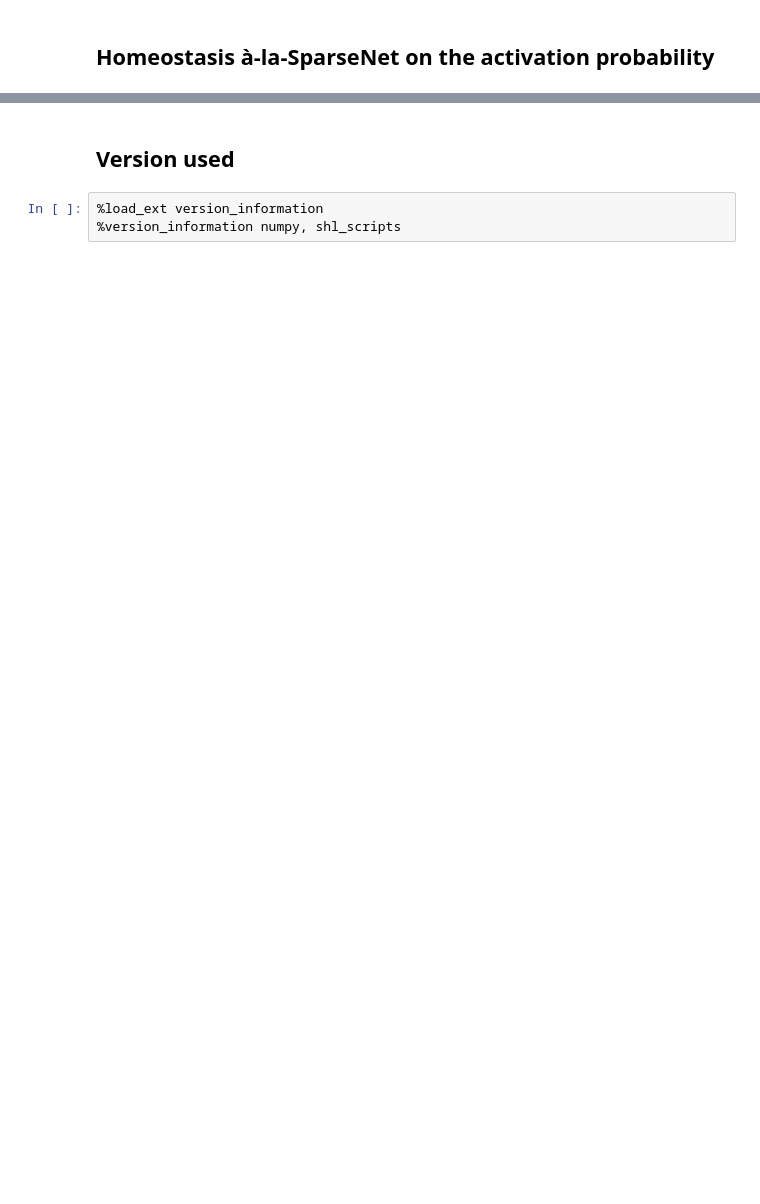
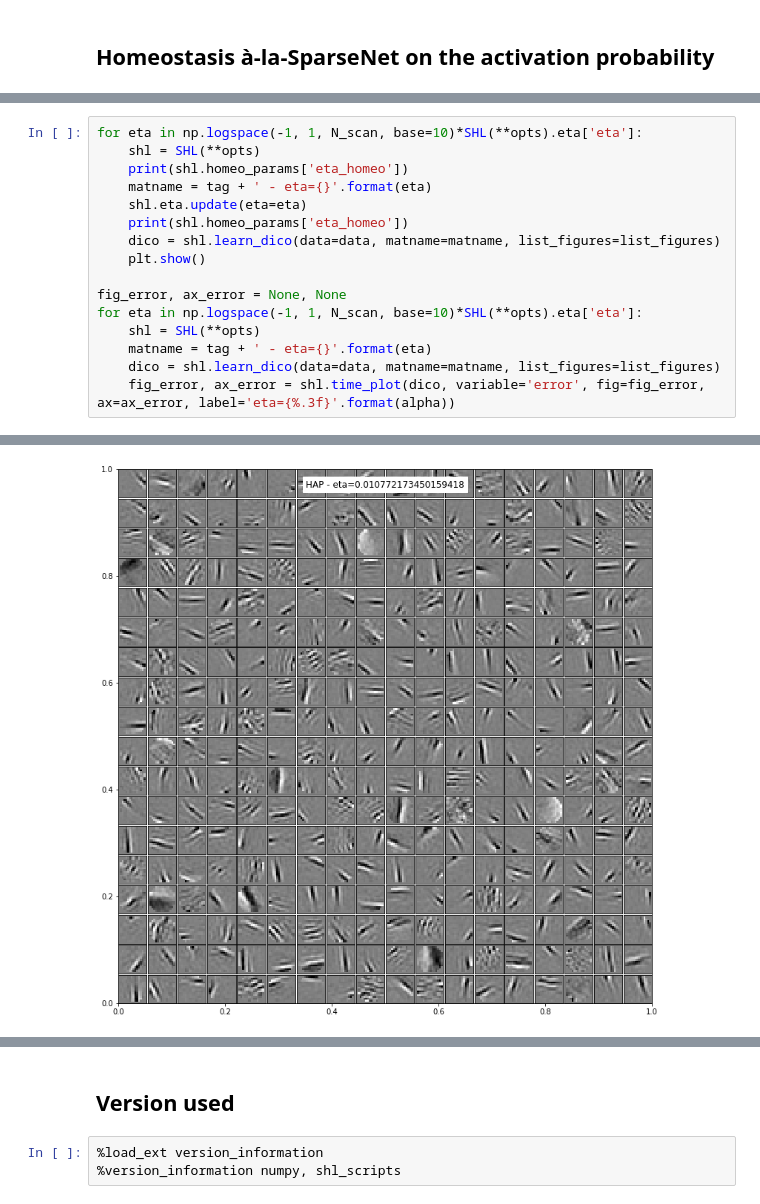
Before and after one commit to bicv/SparseHebbianLearning, a Jupyter notebook: probe/sparsenet-HAP-homeostasis.ipynb, the cells around one changed output, grey strips where cells are left out. Saved outputs shown, nothing was run; the diff lists cells and outputs as text; blank space fills up the shorter version.

```diff
--- a/probe/sparsenet-HAP-homeostasis.ipynb
+++ b/probe/sparsenet-HAP-homeostasis.ipynb
@@ -92,0 +101,17 @@ for alpha_homeo in np.logspace(-1, 0.4, N_scan, base=10)*homeo_params['alpha_hom
+# %%
+for eta in np.logspace(-1, 1, N_scan, base=10)*SHL(**opts).eta['eta']:
+    shl = SHL(**opts)
+    print(shl.homeo_params['eta_homeo'])
+    matname = tag + ' - eta={}'.format(eta)
+    shl.eta.update(eta=eta)
+    print(shl.homeo_params['eta_homeo'])
+    dico = shl.learn_dico(data=data, matname=matname, list_figures=list_figures)
+    plt.show()
+
+fig_error, ax_error = None, None
+for eta in np.logspace(-1, 1, N_scan, base=10)*SHL(**opts).eta['eta']:
+    shl = SHL(**opts)
+    matname = tag + ' - eta={}'.format(eta)
+    dico = shl.learn_dico(data=data, matname=matname, list_figures=list_figures)
+    fig_error, ax_error = shl.time_plot(dico, variable='error', fig=fig_error, ax=ax_error, label='eta={%.3f}'.format(alpha))
+# %% [output]
@@ -92,0 +132 @@ for alpha_homeo in np.logspace(-1, 0.4, N_scan, base=10)*homeo_params['alpha_hom
+[figure, added]
```
Also changed, not shown: parts of 8 cells of this notebook, 7 other files.
